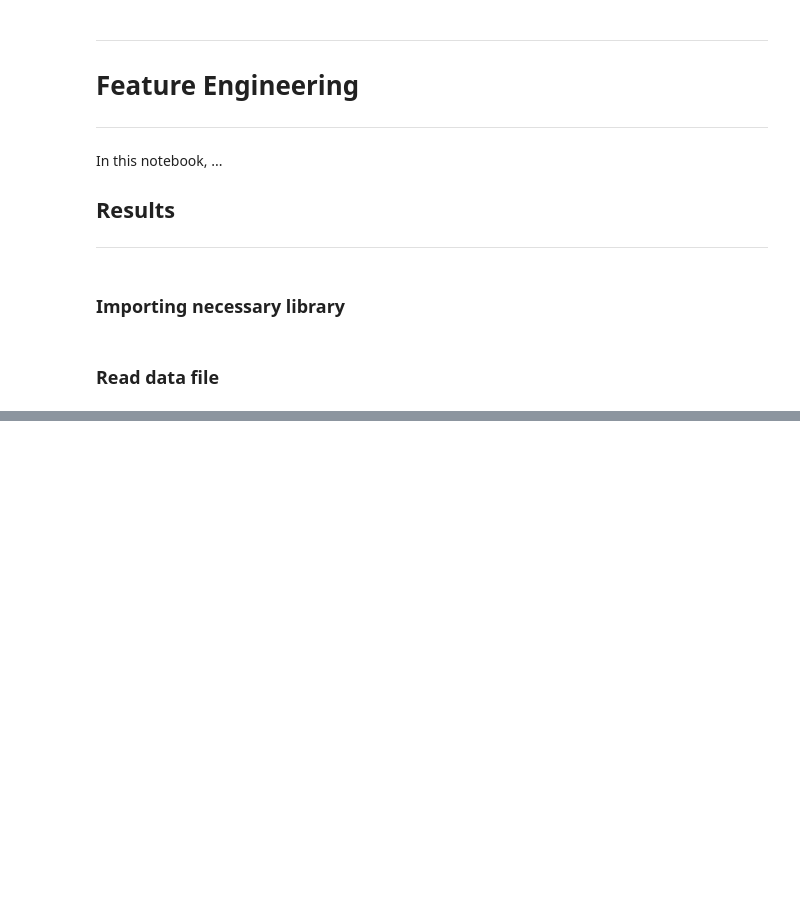
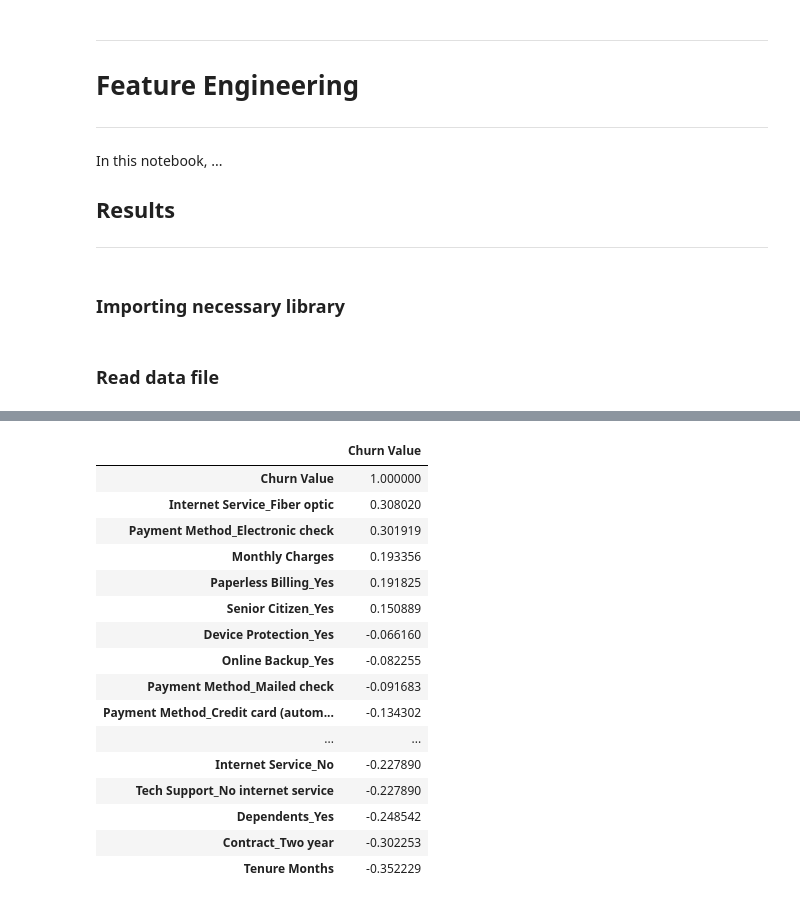
Before and after one commit to ABF-QC/Module2_Project2_team, a Jupyter notebook: notebook/Feature_Engineering.ipynb, the cells around one changed output, grey strips where cells are left out. Saved outputs shown, nothing was run; the diff lists cells and outputs as text; code cells hidden in the pictures; blank space fills up the shorter version.

```diff
--- a/notebook/Feature_Engineering.ipynb
+++ b/notebook/Feature_Engineering.ipynb
@@ -39,0 +133,20 @@ churn_df
+# %%
+pd.DataFrame(corr['Churn Value']).sort_values(by='Churn Value', ascending=False)
+# %% [output]
+|  | Churn Value |
+| Churn Value | 1.000000 |
+| Internet Service_Fiber optic | 0.308020 |
+| Payment Method_Electronic check | 0.301919 |
+| Monthly Charges | 0.193356 |
+| Paperless Billing_Yes | 0.191825 |
+| Senior Citizen_Yes | 0.150889 |
+| Device Protection_Yes | -0.066160 |
+| Online Backup_Yes | -0.082255 |
+| Payment Method_Mailed check | -0.091683 |
+| Payment Method_Credit card (autom... | -0.134302 |
+| ... | ... |
+| Internet Service_No | -0.227890 |
+| Tech Support_No internet service | -0.227890 |
+| Dependents_Yes | -0.248542 |
+| Contract_Two year | -0.302253 |
+| Tenure Months | -0.352229 |
```
Also changed, not shown: parts of 14 cells of this notebook, 1 other file.
